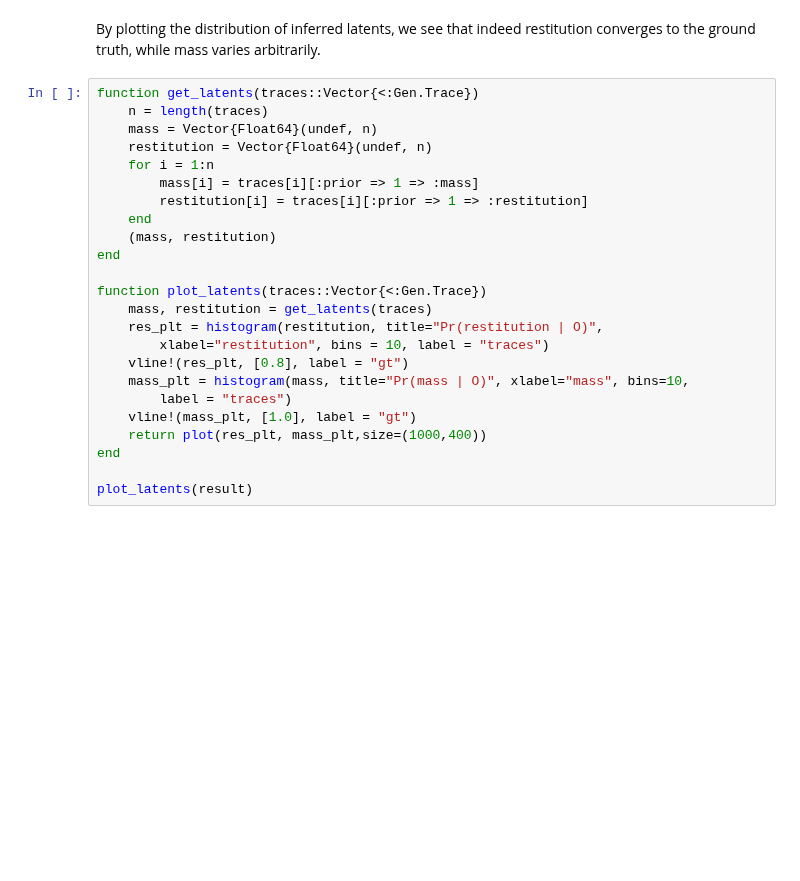
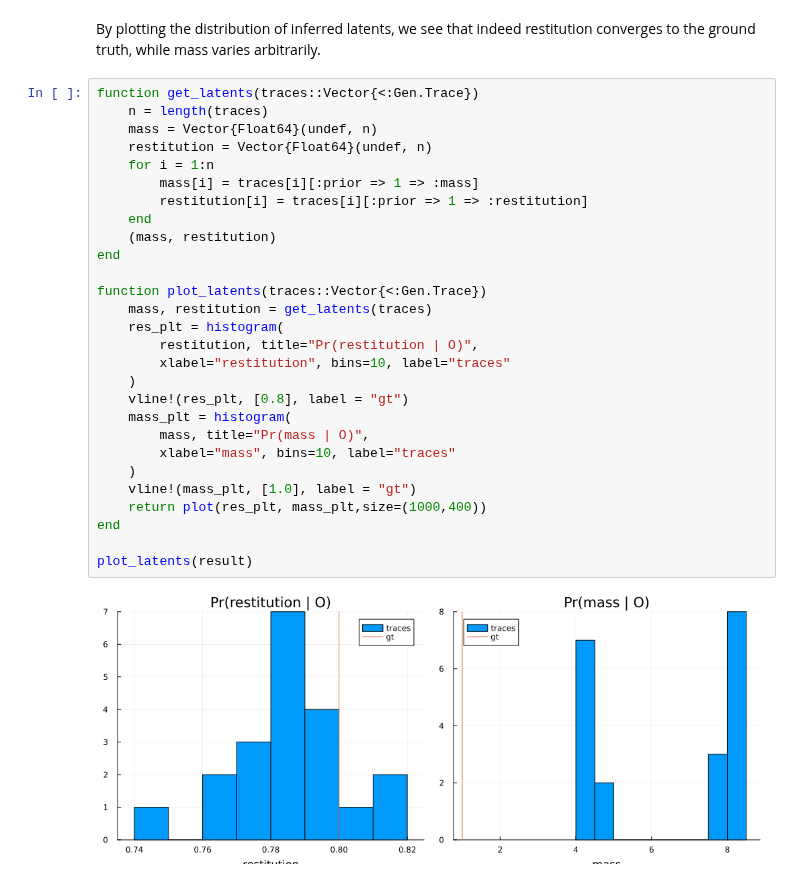
Before and after one commit to CNCLgithub/Algorithms-of-the-Mind, a Jupyter notebook: labs/lab-06/bouncing-balls.ipynb, the cells around one changed output. Cells and saved outputs as stored; diff of their text form; blank space fills up the shorter version.

```diff
--- a/labs/lab-06/bouncing-balls.ipynb
+++ b/labs/lab-06/bouncing-balls.ipynb
@@ -447,24 +467,30 @@ By plotting the distribution of inferred latents, we see that indeed restitution
 # %%
 function get_latents(traces::Vector{<:Gen.Trace})
     n = length(traces)
     mass = Vector{Float64}(undef, n)
     restitution = Vector{Float64}(undef, n)
     for i = 1:n
         mass[i] = traces[i][:prior => 1 => :mass]
         restitution[i] = traces[i][:prior => 1 => :restitution]
     end
     (mass, restitution)
 end
 
 function plot_latents(traces::Vector{<:Gen.Trace})
     mass, restitution = get_latents(traces)
-    res_plt = histogram(restitution, title="Pr(restitution | O)",
-        xlabel="restitution", bins = 10, label = "traces")
+    res_plt = histogram(
+        restitution, title="Pr(restitution | O)",
+        xlabel="restitution", bins=10, label="traces"
+    )
     vline!(res_plt, [0.8], label = "gt")
-    mass_plt = histogram(mass, title="Pr(mass | O)", xlabel="mass", bins=10,
-        label = "traces")
+    mass_plt = histogram(
+        mass, title="Pr(mass | O)",
+        xlabel="mass", bins=10, label="traces"
+    )
     vline!(mass_plt, [1.0], label = "gt")
     return plot(res_plt, mass_plt,size=(1000,400))
 end
 
 plot_latents(result)
+# %% [output]
+[figure, added]
```
Also changed, not shown: parts of 24 cells of this notebook.
